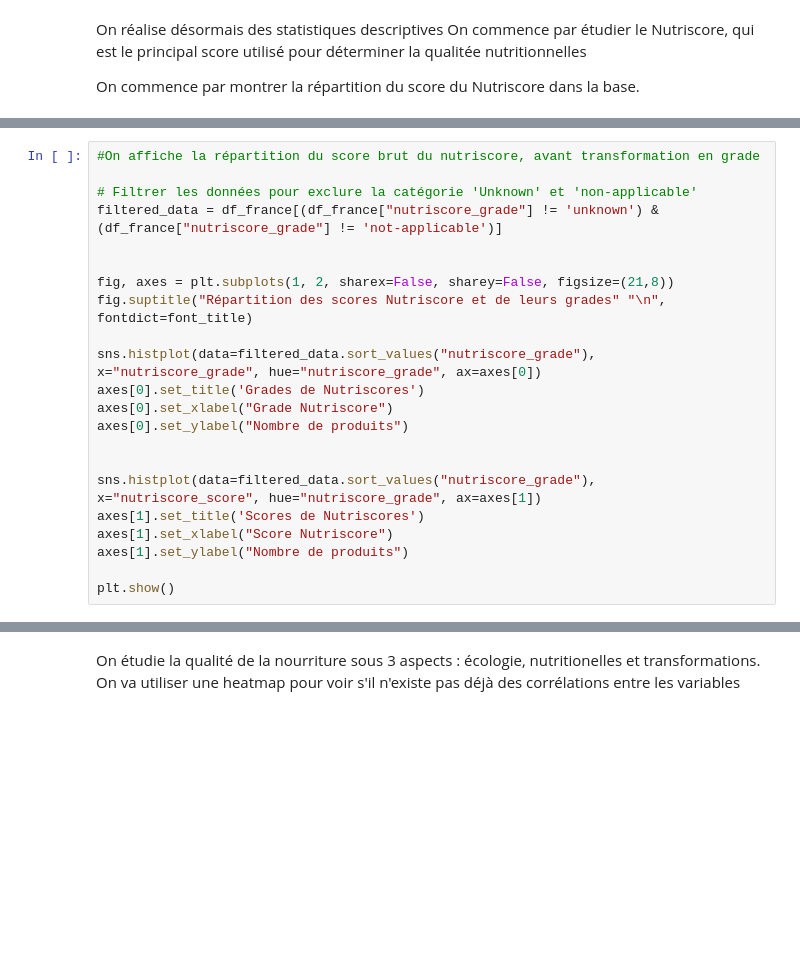
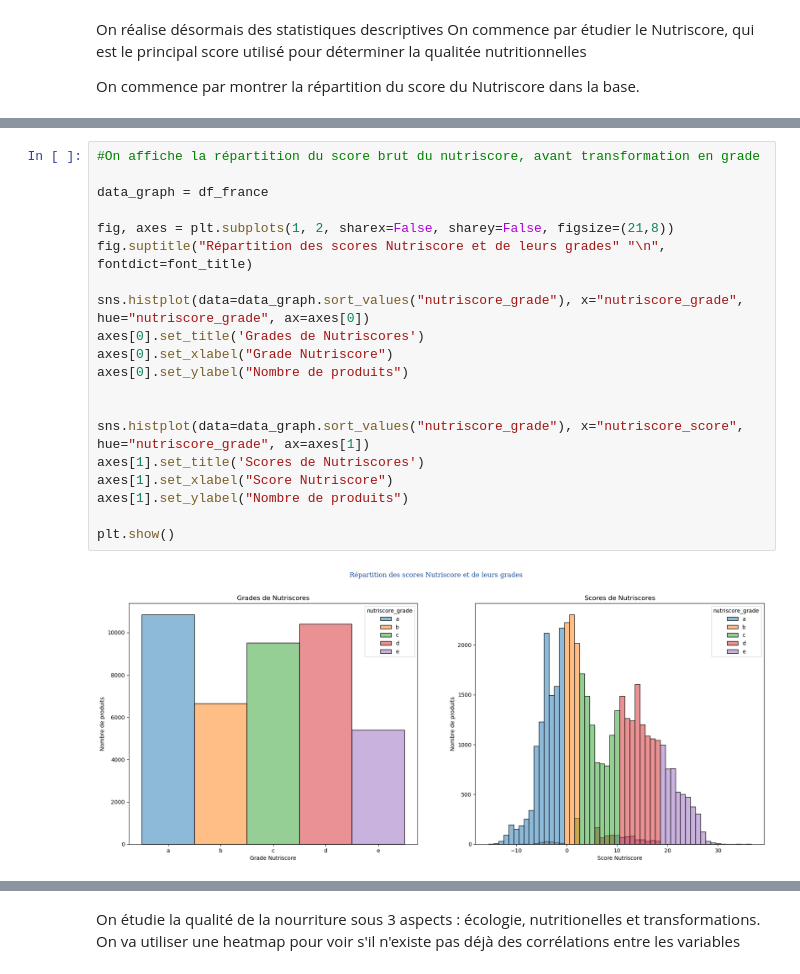
Before and after one commit to ashxivy/Projet-Python-pour-la-data-science, a Jupyter notebook: Le Nutri-Score permet il de bien consommer.ipynb, the cells around one changed output, grey strips where cells are left out. Cells and saved outputs as stored; diff of their text form; blank space fills up the shorter version.

```diff
--- a/Le Nutri-Score permet il de bien consommer.ipynb
+++ b/Le Nutri-Score permet il de bien consommer.ipynb
@@ -361,22 +488,22 @@ new_creation_time("nutriscore_grade")
 # %%
 #On affiche la répartition du score brut du nutriscore, avant transformation en grade
 
-# Filtrer les données pour exclure la catégorie 'Unknown' et 'non-applicable'
-filtered_data = df_france[(df_france["nutriscore_grade"] != 'unknown') & (df_france["nutriscore_grade"] != 'not-applicable')]
-
+data_graph = df_france
 
 fig, axes = plt.subplots(1, 2, sharex=False, sharey=False, figsize=(21,8))
 fig.suptitle("Répartition des scores Nutriscore et de leurs grades" "\n", fontdict=font_title)
 
-sns.histplot(data=filtered_data.sort_values("nutriscore_grade"), x="nutriscore_grade", hue="nutriscore_grade", ax=axes[0])
+sns.histplot(data=data_graph.sort_values("nutriscore_grade"), x="nutriscore_grade", hue="nutriscore_grade", ax=axes[0])
 axes[0].set_title('Grades de Nutriscores')
 axes[0].set_xlabel("Grade Nutriscore")
 axes[0].set_ylabel("Nombre de produits")
 
 
-sns.histplot(data=filtered_data.sort_values("nutriscore_grade"), x="nutriscore_score", hue="nutriscore_grade", ax=axes[1])
+sns.histplot(data=data_graph.sort_values("nutriscore_grade"), x="nutriscore_score", hue="nutriscore_grade", ax=axes[1])
 axes[1].set_title('Scores de Nutriscores')
 axes[1].set_xlabel("Score Nutriscore")
 axes[1].set_ylabel("Nombre de produits")
 
 plt.show()
+# %% [output]
+[figure, added]
```
Also changed, not shown: parts of 57 cells of this notebook.
